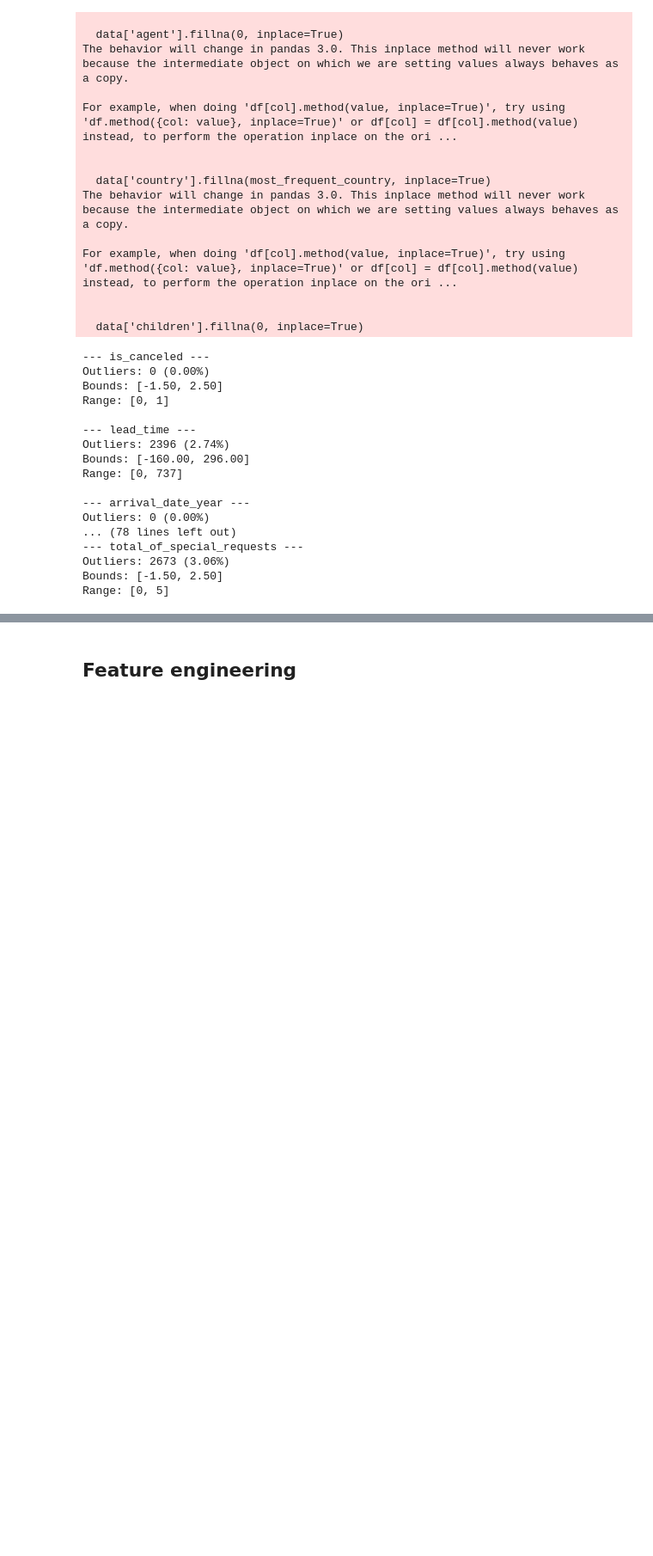
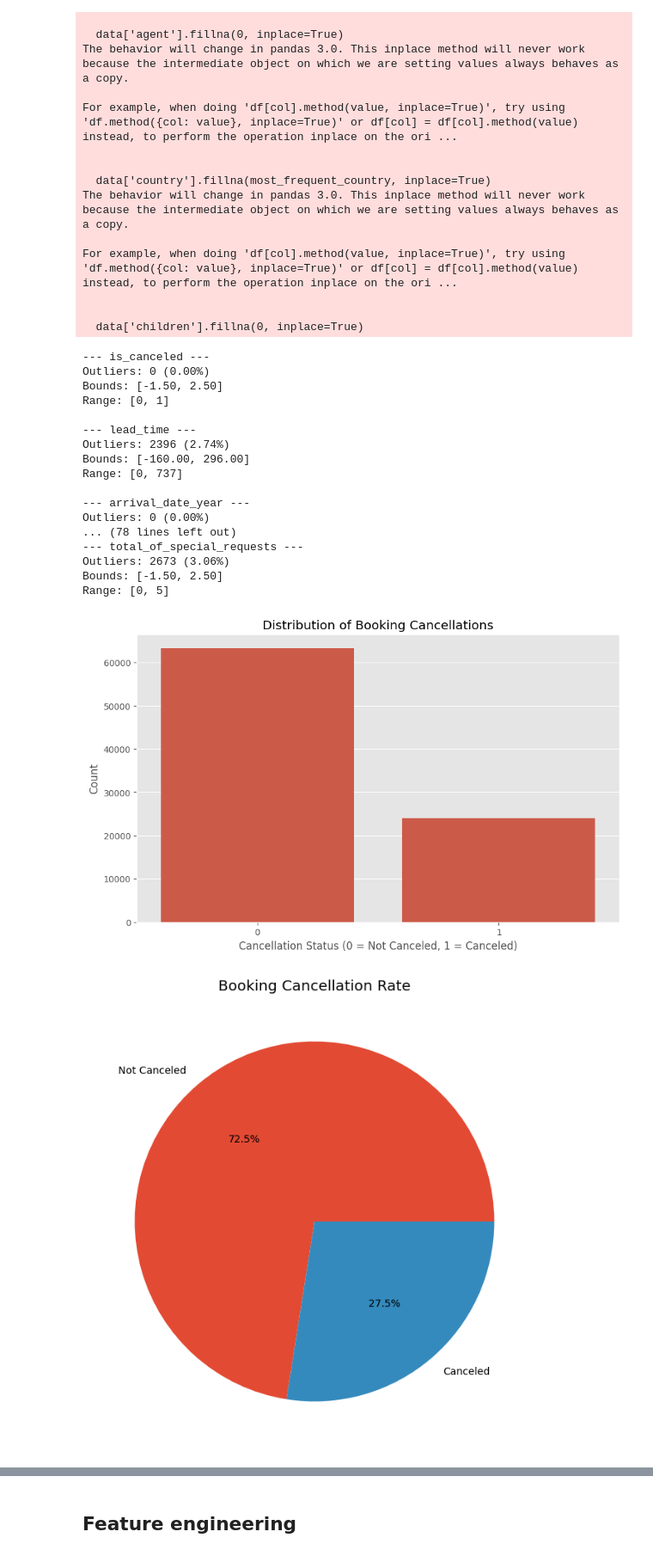
Before and after one commit to LinaMatter20/gtc-ml-project1-hotel-bookings, a Jupyter notebook: Project1(GTC).ipynb, the cells around one changed output, grey strips where cells are left out. Shown at 86% size. Cells and saved outputs as stored; diff of their text form; code cells hidden in the pictures; blank space fills up the shorter version.

Commit message:
add more visuals to enhance the vision and understanding of data by some compostion

```diff
--- a/Project1(GTC).ipynb
+++ b/Project1(GTC).ipynb
@@ -468,3 +468,21 @@ for col in numeric_cols:
     upper_bound = Q3 + 1.5 * IQR
     # Clip values instead of removing rows
     data[col] = data[col].clip(lower_bound, upper_bound)
+# %%
+# Distribution of cancellations
+plt.figure(figsize=(10, 6))
+sns.countplot(x='is_canceled', data=data)
+plt.title('Distribution of Booking Cancellations')
+plt.xlabel('Cancellation Status (0 = Not Canceled, 1 = Canceled)')
+plt.ylabel('Count')
+plt.show()
+
+# Percentage of cancellations
+cancel_percentage = data['is_canceled'].value_counts(normalize=True) * 100
+plt.figure(figsize=(8, 8))
+plt.pie(cancel_percentage.values, labels=['Not Canceled', 'Canceled'], autopct='%1.1f%%')
+plt.title('Booking Cancellation Rate')
+plt.show()
+# %% [output]
+[figure, added]
+[figure, added]
```
Also changed, not shown: parts of 9 cells of this notebook.
